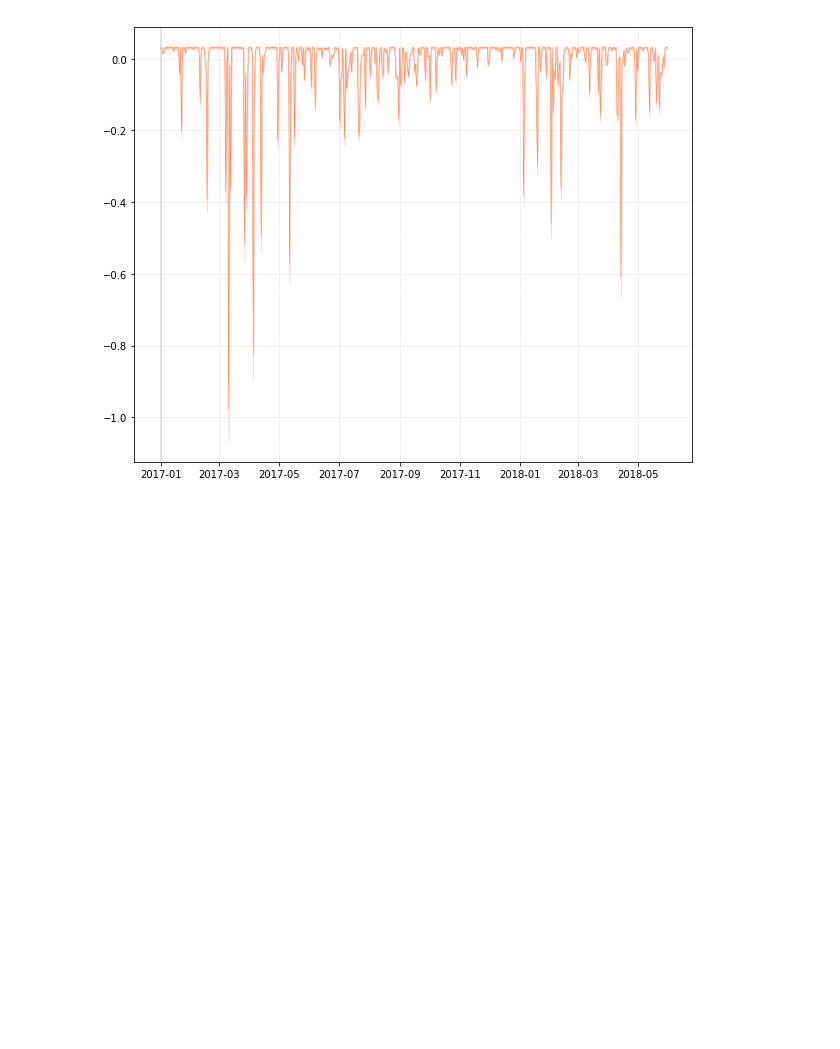
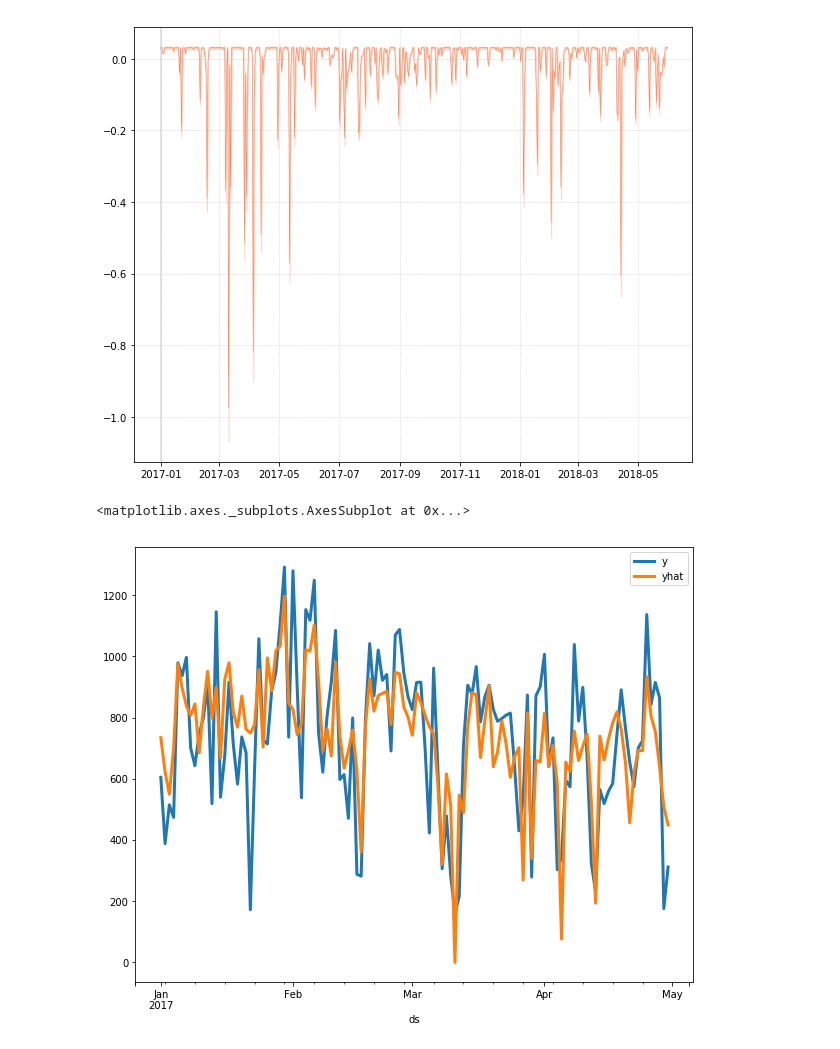
Before and after one commit to kinow/Auckland_cycling, a Jupyter notebook: notebooks/time-series.ipynb, the cells around one changed output. Cells and saved outputs as stored; diff of their text form; code cells hidden in the pictures; blank space fills up the shorter version.

```diff
--- a/notebooks/time-series.ipynb
+++ b/notebooks/time-series.ipynb
@@ -585,3 +602,8 @@ plot_verif_component(verif.loc['2016-12-31':,:], component = 'extra_regressors_m
 plot_verif_component(verif.loc['2016-12-31':,:], component = 'rain')
 # %% [output]
 [figure]
+# %%
+verif.loc['2017-01-01':'2017-04-30',['y','yhat']].plot(figsize=(10,8), lw=3)
+# %% [output]
+<matplotlib.axes._subplots.AxesSubplot at 0x...>
+[figure, added]
```
Also changed, not shown: parts of 37 cells of this notebook.
